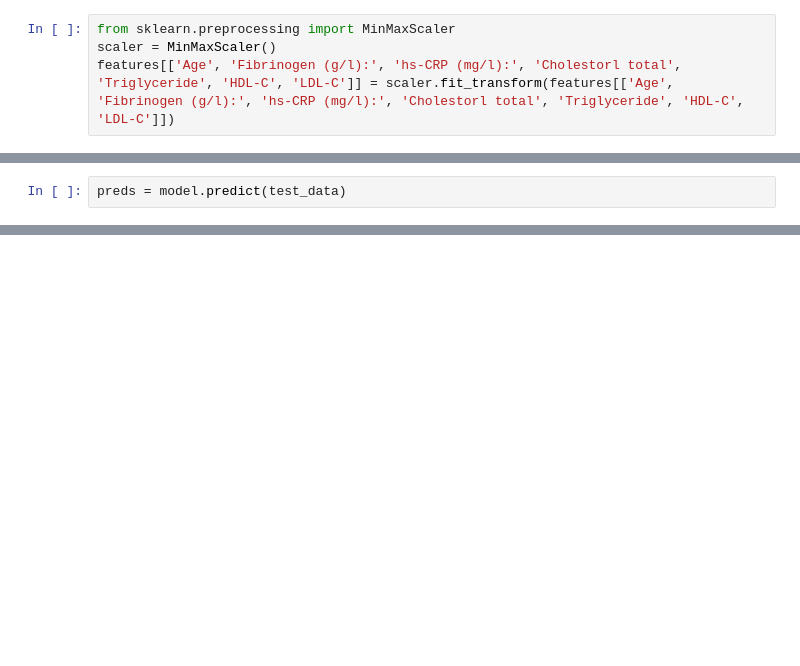
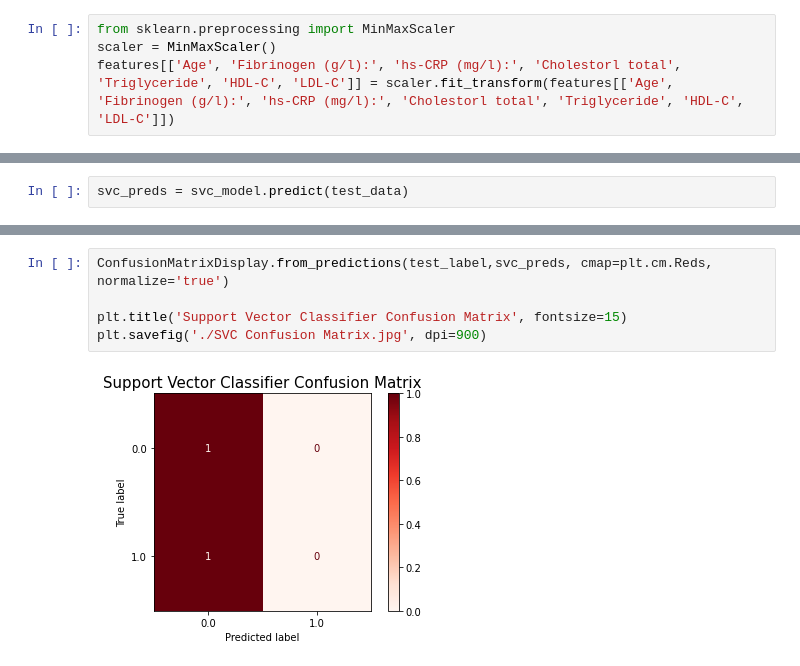
Before and after one commit to BFitzy96/model_code, a Jupyter notebook: stroke_recurrence/Recurrence study.ipynb, the cells around one changed output, grey strips where cells are left out. Drawn from its saved outputs; the diff is of its cells as text; blank space fills up the shorter version.

```diff
--- a/stroke_recurrence/Recurrence study.ipynb
+++ b/stroke_recurrence/Recurrence study.ipynb
@@ -87,4 +160,4 @@ time.time() - timer
 # %%
-preds = model.predict(test_data)
+svc_preds = svc_model.predict(test_data)
 # %%
 from sklearn.metrics import accuracy_score, confusion_matrix
@@ -114,0 +171,7 @@ print(preds, np.array(test_label))
+# %%
+ConfusionMatrixDisplay.from_predictions(test_label,svc_preds, cmap=plt.cm.Reds, normalize='true')
+
+plt.title('Support Vector Classifier Confusion Matrix', fontsize=15)
+plt.savefig('./SVC Confusion Matrix.jpg', dpi=900)
+# %% [output]
+[figure, added]
```
Also changed, not shown: parts of 18 cells of this notebook, 24 other files.
